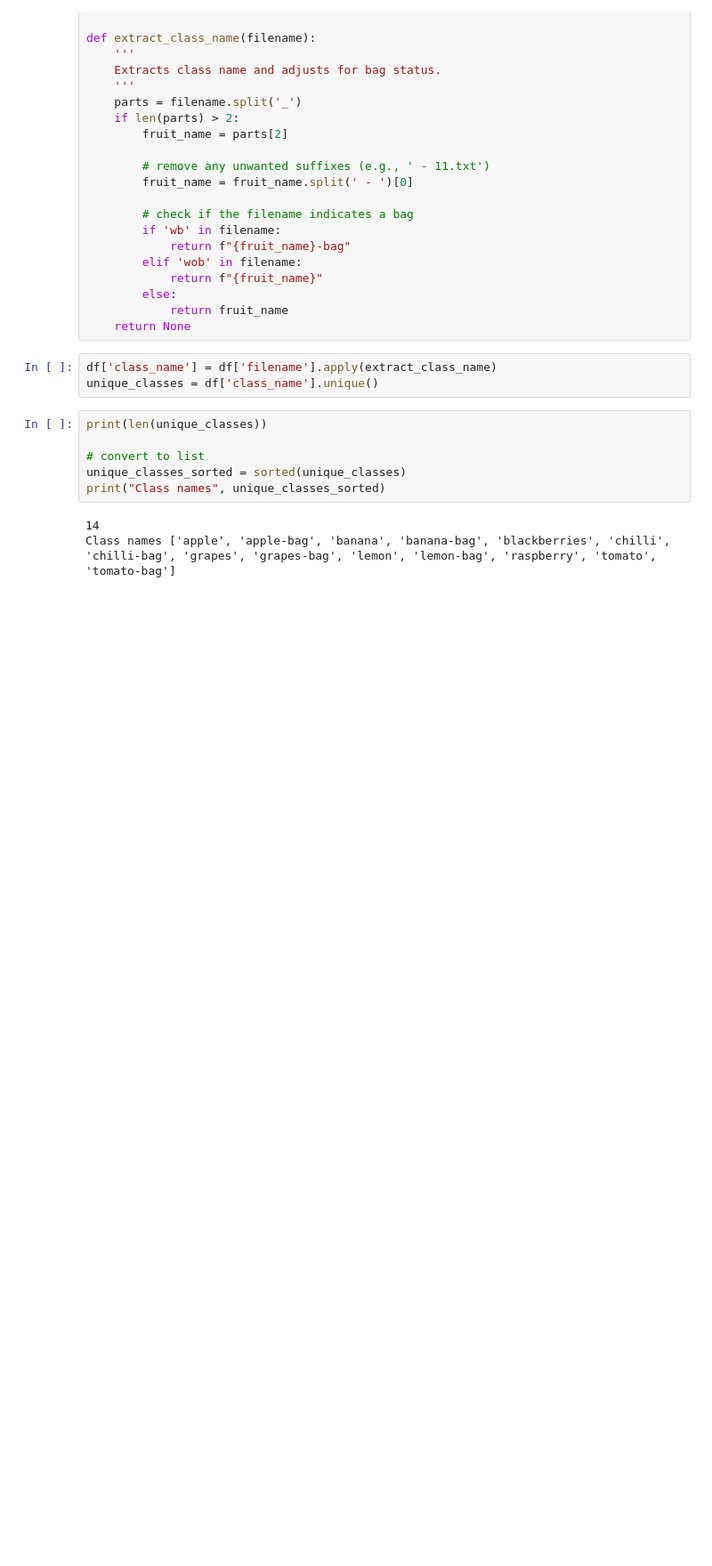
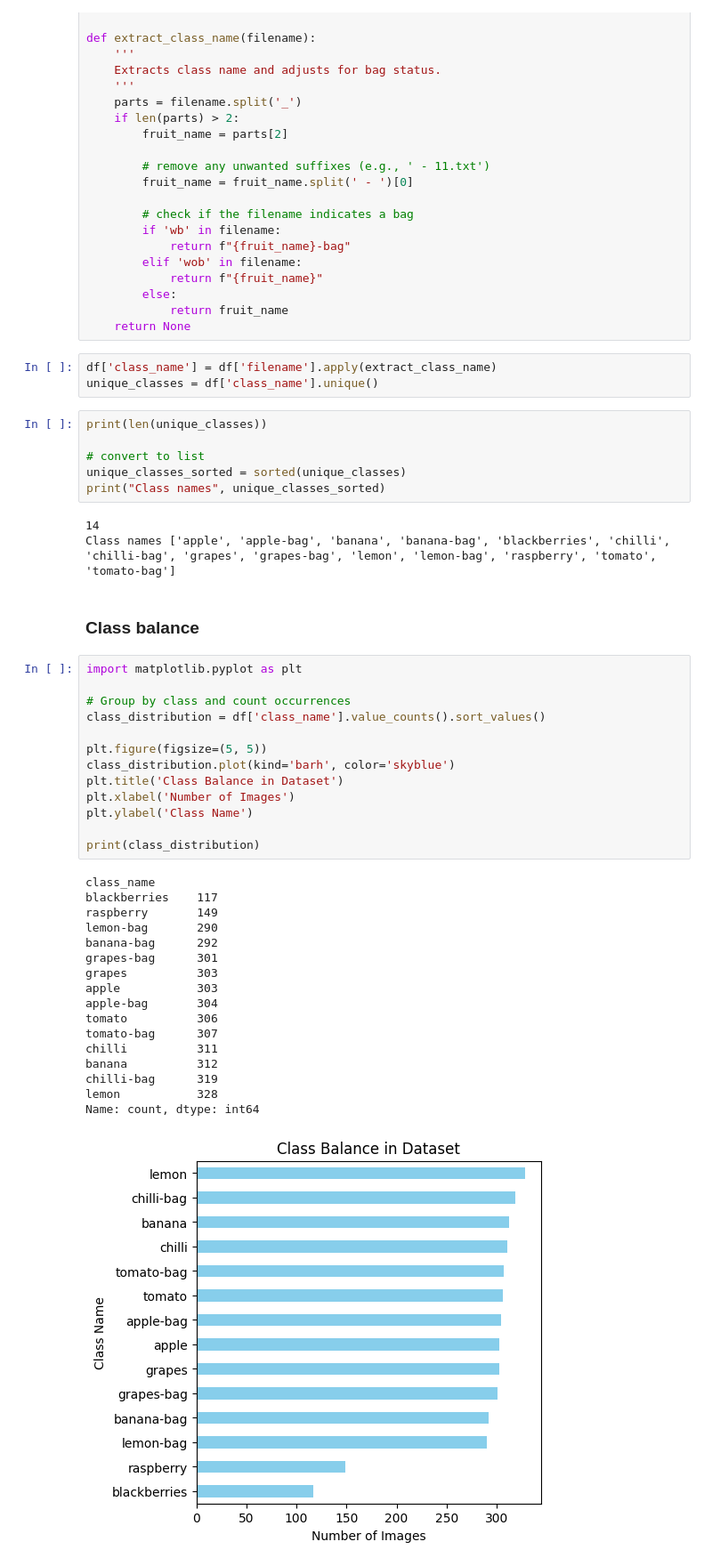
Before and after one commit to marianataglio/vision_fraud_prevention, a Jupyter notebook: 01 - data_exploration.ipynb, the cells around one changed output. Shown at 89% size. Drawn from its saved outputs; the diff is of its cells as text; blank space fills up the shorter version.

Commit message:
class balance

```diff
--- a/01 - data_exploration.ipynb
+++ b/01 - data_exploration.ipynb
@@ -197,3 +197,36 @@ print("Class names", unique_classes_sorted)
 # %% [output]
 14
 Class names ['apple', 'apple-bag', 'banana', 'banana-bag', 'blackberries', 'chilli', 'chilli-bag', 'grapes', 'grapes-bag', 'lemon', 'lemon-bag', 'raspberry', 'tomato', 'tomato-bag']
+# %% [markdown]
+### Class balance
+# %%
+import matplotlib.pyplot as plt
+
+# Group by class and count occurrences
+class_distribution = df['class_name'].value_counts().sort_values()
+
+plt.figure(figsize=(5, 5))
+class_distribution.plot(kind='barh', color='skyblue')
+plt.title('Class Balance in Dataset')
+plt.xlabel('Number of Images')
+plt.ylabel('Class Name')
+
+print(class_distribution)
+# %% [output]
+class_name
+blackberries    117
+raspberry       149
+lemon-bag       290
+banana-bag      292
+grapes-bag      301
+grapes          303
+apple           303
+apple-bag       304
+tomato          306
+tomato-bag      307
+chilli          311
+banana          312
+chilli-bag      319
+lemon           328
+Name: count, dtype: int64
+[figure, added]
```
